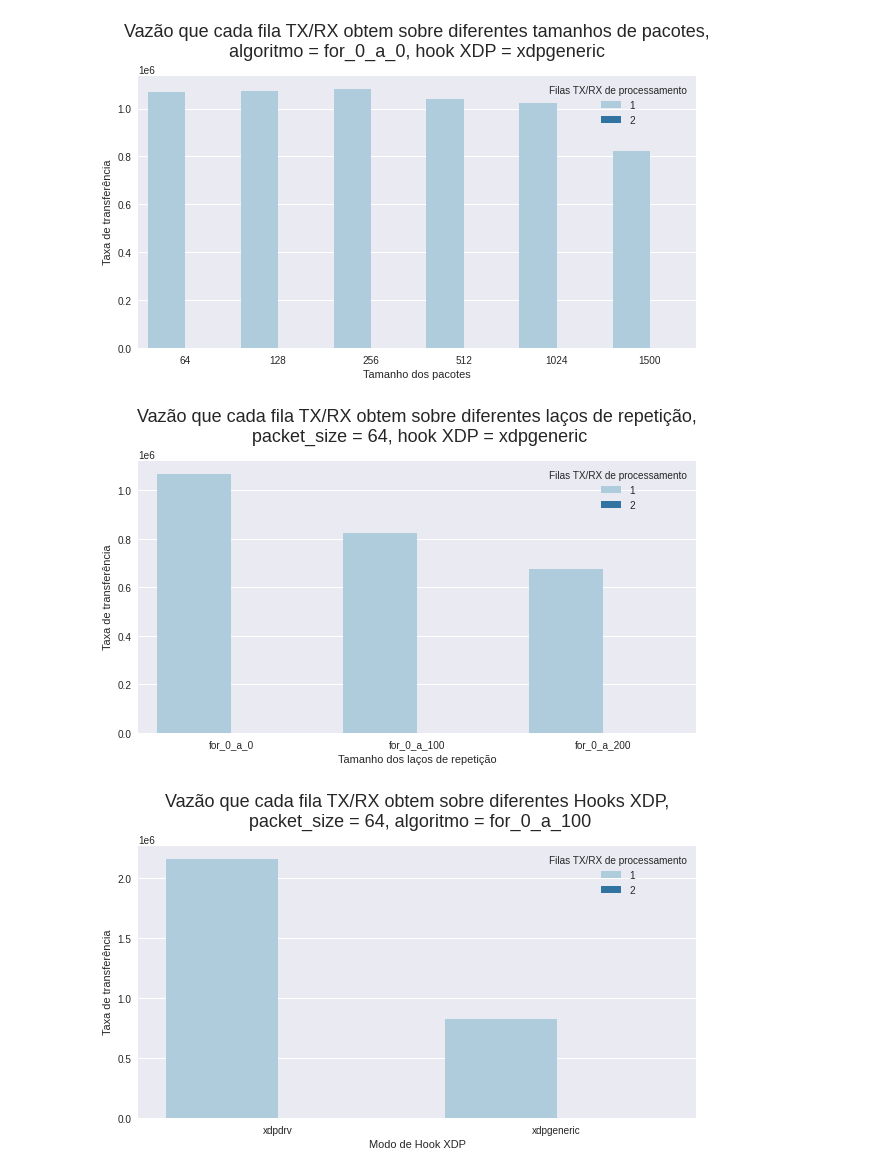
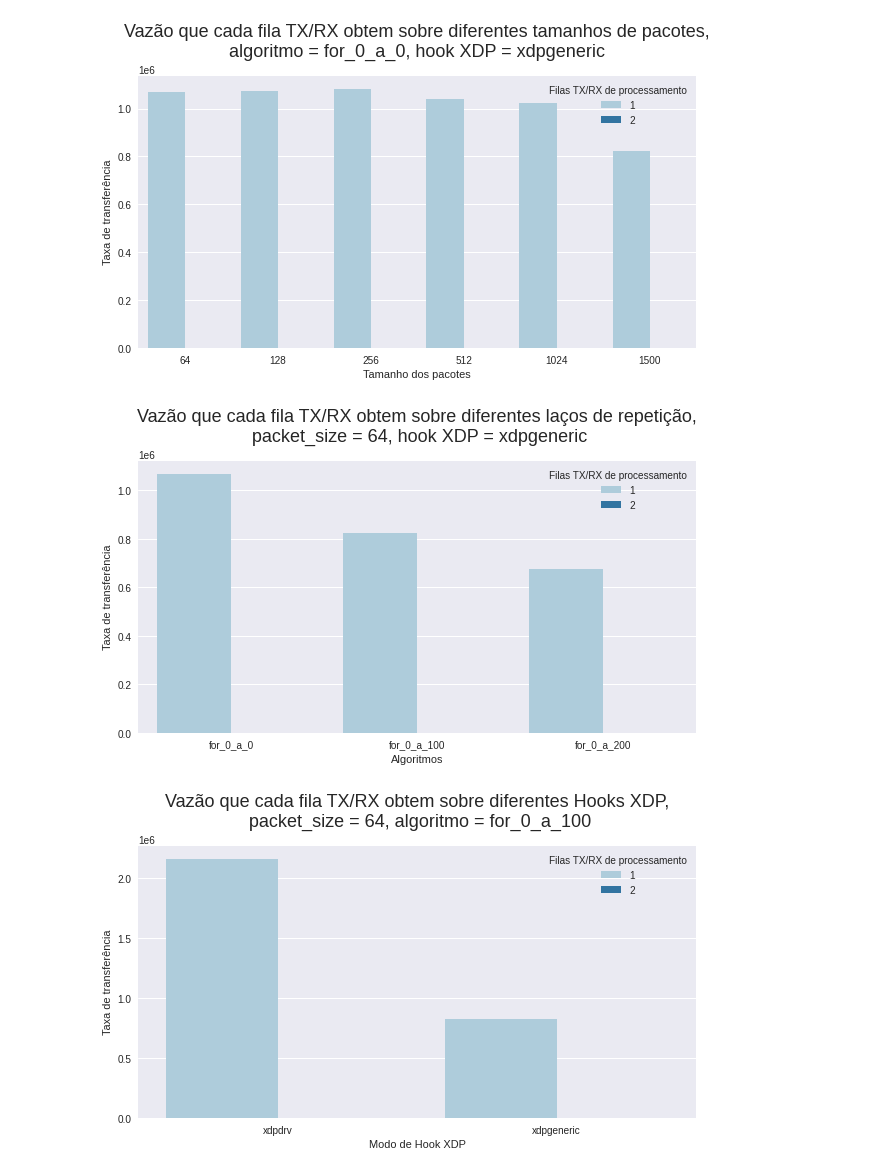
Before and after one commit to igor-capeletti/tcc_eBPF_XDP, a Jupyter notebook: scripts/python/gera_graficos_resultados.ipynb, the cells around one changed output. Saved outputs shown, nothing was run; the diff lists cells and outputs as text; code cells hidden in the pictures.

```diff
--- a/scripts/python/gera_graficos_resultados.ipynb
+++ b/scripts/python/gera_graficos_resultados.ipynb
@@ -78,26 +78,26 @@ save_image.savefig(f'{raiz}/barra_dif_combined_para_dif_packet_size@algoritmo_{a
 # %%
 packet_size= 64
 hook_ebpf= 'xdpgeneric'
 
 eixo_x= 'algoritmo'
 eixo_y= 'rx_packet_rate'
 hue= 'combined'
 
 plt.rc('figure', figsize=(10, 5))
 df_pergunta1= df[df.packet_size == packet_size]
 df_pergunta1= df_pergunta1[df_pergunta1.hook_ebpf == hook_ebpf]
 df_pergunta1= df_pergunta1.sort_values(by=[hue,eixo_x], ascending=True)
 df_pergunta1= df_pergunta1[[eixo_x, eixo_y, hue]]
 
 ax = sns.barplot(y=eixo_y, x=eixo_x, hue=hue, data=df_pergunta1, palette='Paired');
 ax.set_title(f'Vazão que cada fila TX/RX obtem sobre diferentes laços de repetição,\n packet_size = {packet_size}, hook XDP = {hook_ebpf}', fontsize=18, pad=20);
 ax.set_ylabel('Taxa de transferência')
-ax.set_xlabel("Tamanho dos laços de repetição")
+ax.set_xlabel("Algoritmos")
 ax.legend(title = 'Filas TX/RX de processamento')
 save_image= ax.get_figure()
 save_image.savefig(f'{raiz}/barra_dif_combined_para_dif_algoritmo@packet_size_{packet_size}_hook_ebpf_{hook_ebpf}{format_imagens}')
 # %% [output]
-[figure, old version]
+[figure, new version]
 # %%
 packet_size= 64
 algoritmo= 'for_0_a_100'
```
Also changed, not shown: parts of 47 cells of this notebook.
